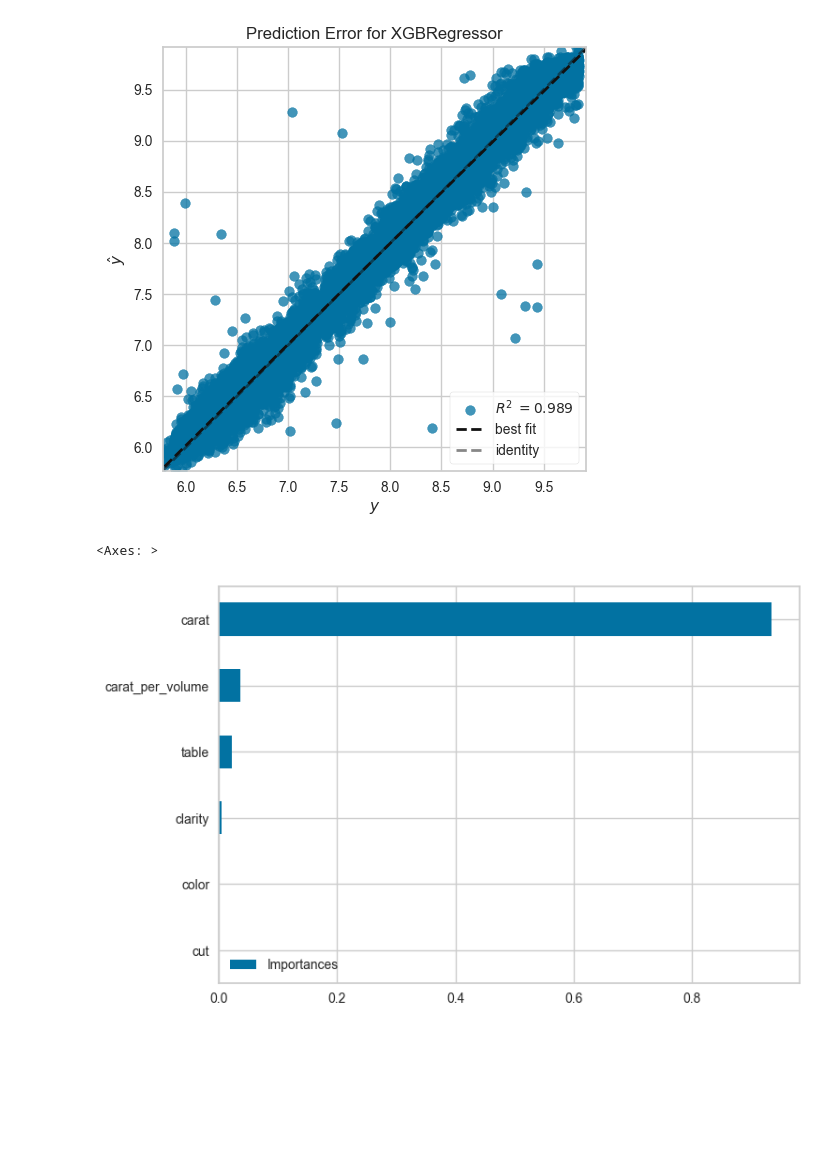
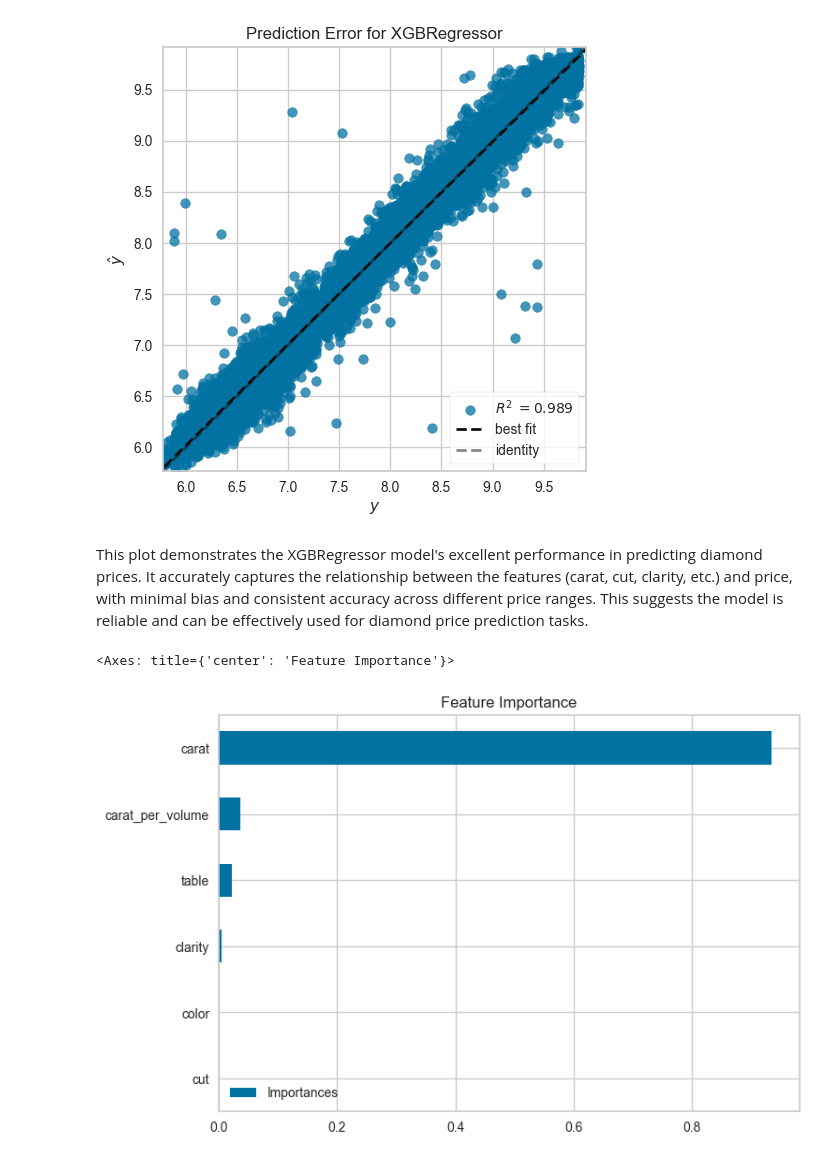
Before and after one commit to bayuzen19/DiamondPricePrediction, a Jupyter notebook: notebooks/eda.ipynb, the cells around one changed output. Cells and saved outputs as stored; diff of their text form; code cells hidden in the pictures; blank space fills up the shorter version.

```diff
--- a/notebooks/eda.ipynb
+++ b/notebooks/eda.ipynb
@@ -547,13 +547,15 @@ def evaluation(models:Dict[str,object],X_train:pd.DataFrame,X_test:pd.DataFrame,
 
         results.append({
             "Model Name": model_name,
+            "Model Function":ml_func,
             "R2 Score Train": r2_score_train,
             "R2 Score Test": r2_score_test,
             "RMSE Train": rmse_train,
             "RMSE Test": rmse_test
         })
-
-    return pd.DataFrame(results).sort_values(["R2 Score Test","RMSE Test"],ascending=[False,True]).reset_index(drop=True)
+    df_results = pd.DataFrame(results).sort_values(["R2 Score Test","RMSE Test"],ascending=[False,True]).reset_index(drop=True)
+    df_results["Rank"] = df_results.index + 1
+    return df_results
 
 
 
@@ -567,3 +569,4 @@ models = {
 }
 
 evaluation_results = evaluation(models, X_train, X_test, y_train, y_test)
+evaluation_results
@@ -579,5 +586,6 @@ evaluation_results
 # %%
-best_model = XGBRegressor(random_state=42,max_depth=5)
+best_model = evaluation_results[evaluation_results["Rank"]==1]["Model Function"][0]
+
 best_model.fit(X_train,y_train)
 # %% [output]
 XGBRegressor(base_score=None, booster=None, callbacks=None,
@@ -600,12 +618,14 @@ viz = residuals_plot(best_model, X_train, y_train, X_test, y_test)
 visualizer = prediction_error(best_model, X_train, y_train, X_test, y_test)
 # %% [output]
 [figure]
+# %% [markdown]
+This plot demonstrates the XGBRegressor model's excellent performance in predicting diamond prices. It accurately captures the relationship between the features (carat, cut, clarity, etc.) and price, with minimal bias and consistent accuracy across different price ranges. This suggests the model is reliable and can be effectively used for diamond price prediction tasks.
 # %%
 pd.DataFrame(
     best_model.feature_importances_,
     index=X_train.columns,
     columns=["Importances"]
-).sort_values("Importances",ascending=True).plot(kind="barh")
+).sort_values("Importances",ascending=True).plot(kind="barh",title="Feature Importance")
 # %% [output]
-<Axes: >
+<Axes: title={'center': 'Feature Importance'}>
-[figure, old version]
+[figure, new version]
```
Also changed, not shown: parts of 18 cells of this notebook.
